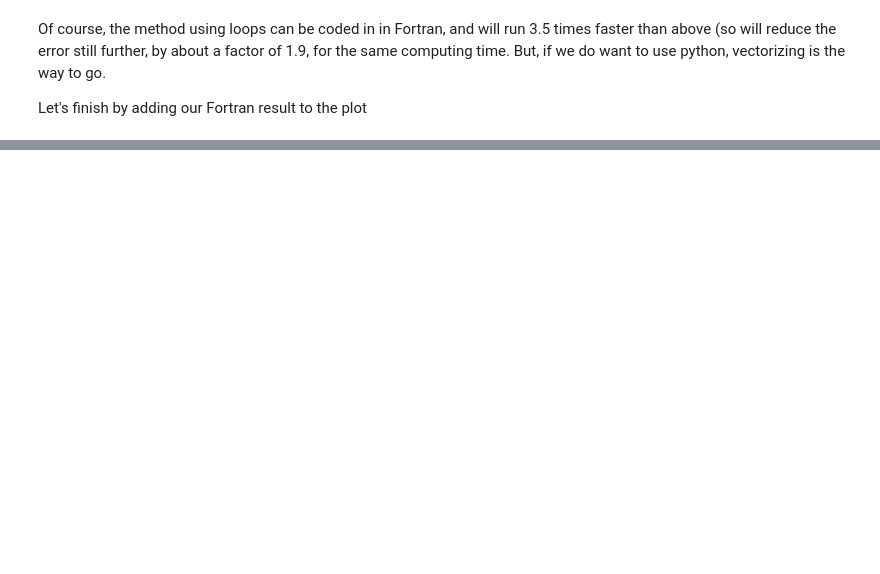
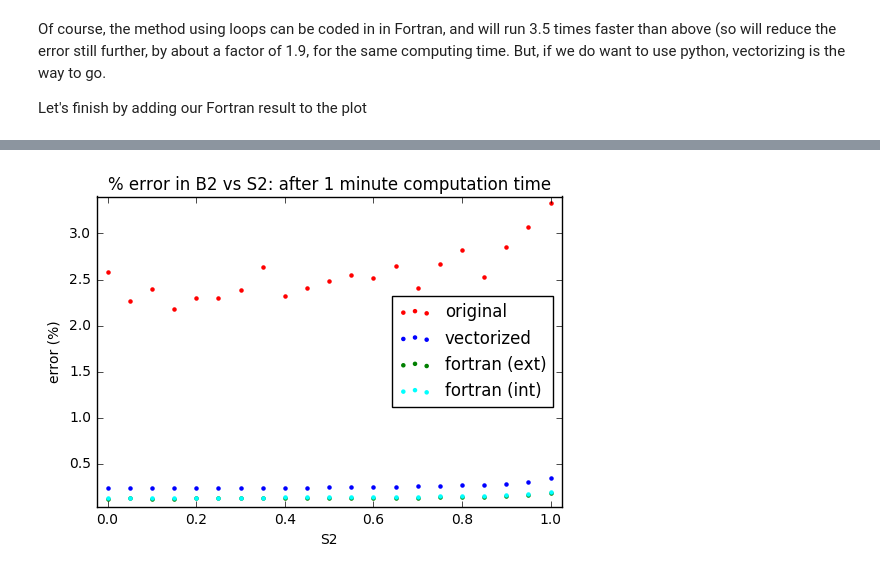
Before and after one commit to mrdennison13/MC_stuff, a Jupyter notebook: onsager_B2.ipynb, the cells around one changed output, grey strips where cells are left out. Cells and saved outputs as stored; diff of their text form; code cells hidden in the pictures; blank space fills up the shorter version.

```diff
--- a/onsager_B2.ipynb
+++ b/onsager_B2.ipynb
@@ -353,0 +422,13 @@ plt.show()
+# %%
+plt.scatter(output_table.S2, (output_table.error/output_table.B2)*100.0, color = "red", label="original", marker = ".")
+plt.scatter(output_table_vec.S2, (output_table_vec.error/output_table_vec.B2)*100.0, color="blue", label = "vectorized", marker = ".")
+plt.scatter(fortran_result.S2, (fortran_result.error/fortran_result.B2)*100.0, color="green", label = "fortran (ext)", marker = ".")
+plt.scatter(output_table_f2py.S2, (output_table_f2py.error/output_table_f2py.B2)*100.0, color="cyan", label = "fortran (int)", marker = ".")
+plt.legend(loc="center right")
+plt.xlabel("S2")
+plt.ylabel("error (%)")
+plt.margins(0.02)
+plt.title("% error in B2 vs S2: after 1 minute computation time")
+plt.show()
+# %% [output]
+[figure, added]
```
Also changed, not shown: parts of 11 cells of this notebook.
